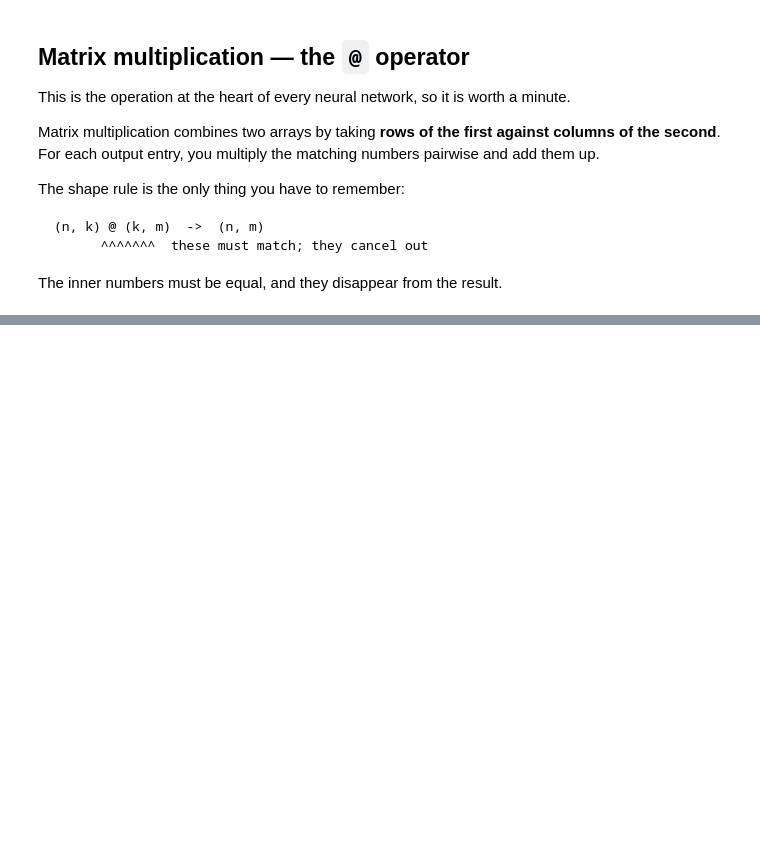
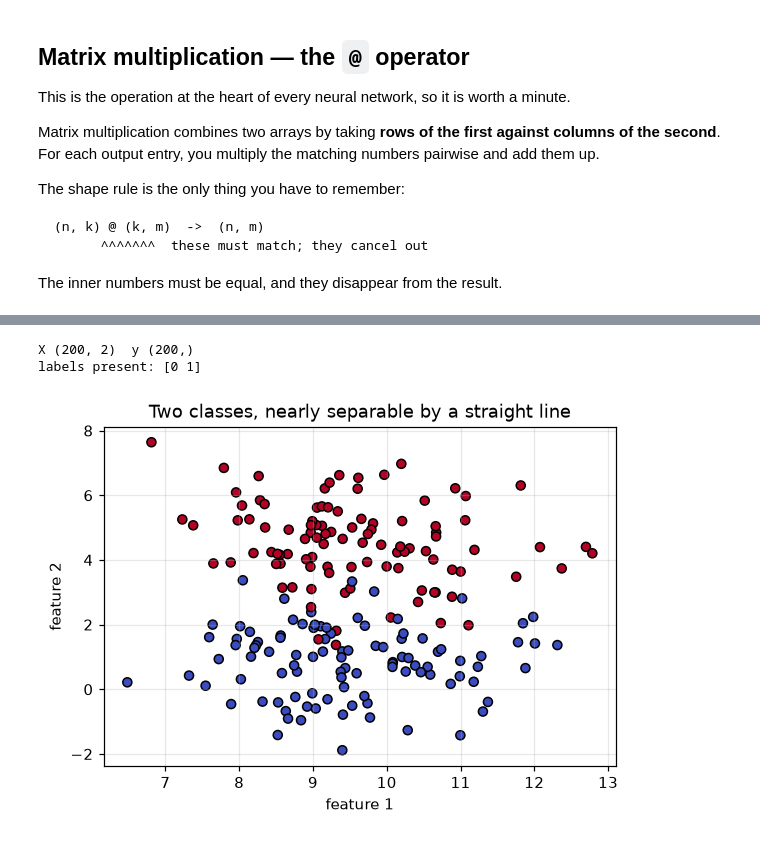
Before and after one commit to riff-raff-17/TTA-Class-Files, a Jupyter notebook: 2026 Term 4/L5309T2 - Tues/pt1_pytorch.ipynb, the cells around one changed output, grey strips where cells are left out. Saved outputs shown, nothing was run; the diff lists cells and outputs as text; code cells hidden in the pictures; blank space fills up the shorter version.

```diff
--- a/2026 Term 4/L5309T2 - Tues/pt1_pytorch.ipynb
+++ b/2026 Term 4/L5309T2 - Tues/pt1_pytorch.ipynb
@@ -139,0 +312,21 @@ print("as a column:", (Z + np.array([1.0, 2.0, 3.0, 4.0, 5.0]).reshape(-1, 1)).s
+# %%
+from sklearn.datasets import make_blobs
+
+# Two clearly separated clusters, 2 features each.
+X, y = make_blobs(
+    n_samples=200, centers=2, n_features=2, cluster_std=1.2, random_state=4
+)
+
+print("X", X.shape, " y", y.shape)
+print("labels present:", np.unique(y))
+
+plt.figure()
+plt.scatter(X[:, 0], X[:, 1], c=y, cmap="coolwarm", edgecolor="k", s=35)
+plt.xlabel("feature 1")
+plt.ylabel("feature 2")
+plt.title("Two classes, nearly separable by a straight line")
+plt.show()
+# %% [output]
+X (200, 2)  y (200,)
+labels present: [0 1]
+[figure, added]
```
Also changed, not shown: parts of 17 cells of this notebook, 6 other files.
